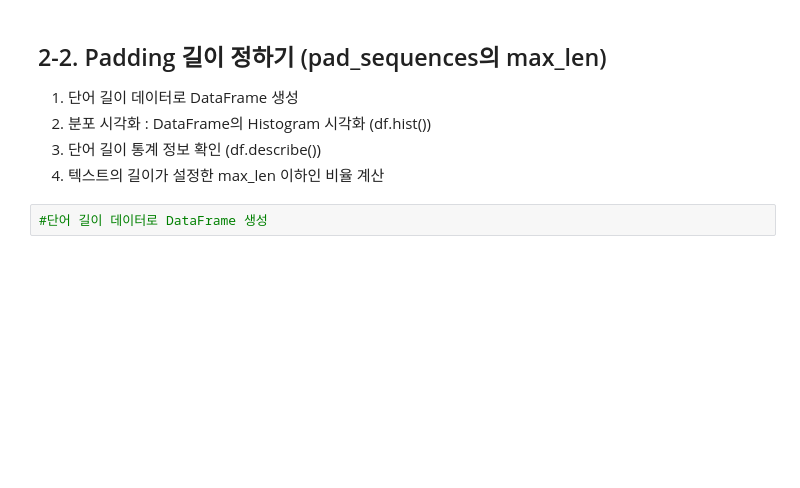
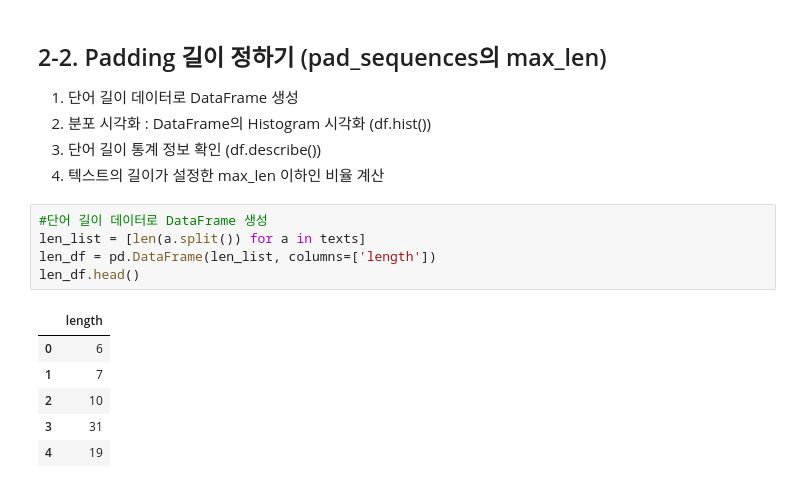
Before and after one commit to kms3356/TextMining26, a Jupyter notebook: 텍스트데이터분석_12_케라스텍스트전처리_실습.ipynb, the cells around one changed output. Cells and saved outputs as stored; diff of their text form; blank space fills up the shorter version.

```diff
--- a/텍스트데이터분석_12_케라스텍스트전처리_실습.ipynb
+++ b/텍스트데이터분석_12_케라스텍스트전처리_실습.ipynb
@@ -59,5 +120,15 @@ texts[:2]
 4. 텍스트의 길이가 설정한 max_len 이하인 비율 계산
 # %%
 #단어 길이 데이터로 DataFrame 생성
+len_list = [len(a.split()) for a in texts]
+len_df = pd.DataFrame(len_list, columns=['length'])
+len_df.head()
+# %% [output]
+|  | length |
+| 0 | 6 |
+| 1 | 7 |
+| 2 | 10 |
+| 3 | 31 |
+| 4 | 19 |
 # %%
 # 분포 시각화 : DataFrame의 Histogram 시각화 (df.hist())
```
Also changed, not shown: parts of 10 cells of this notebook, 4 other files.
